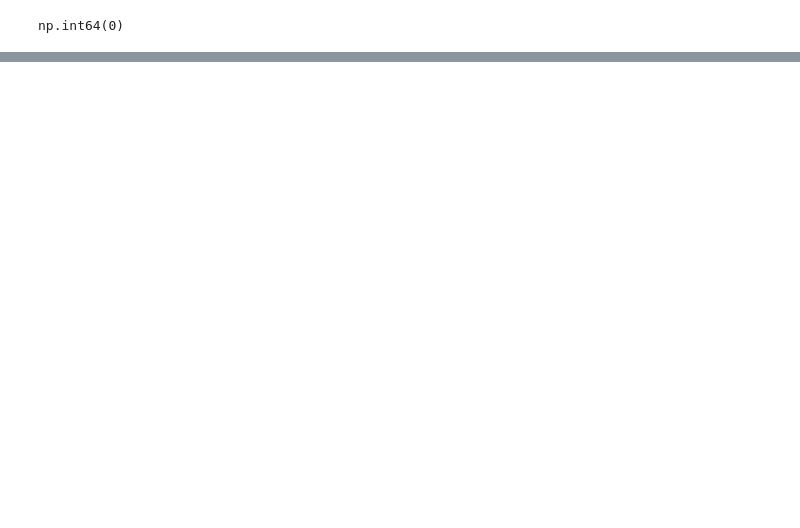
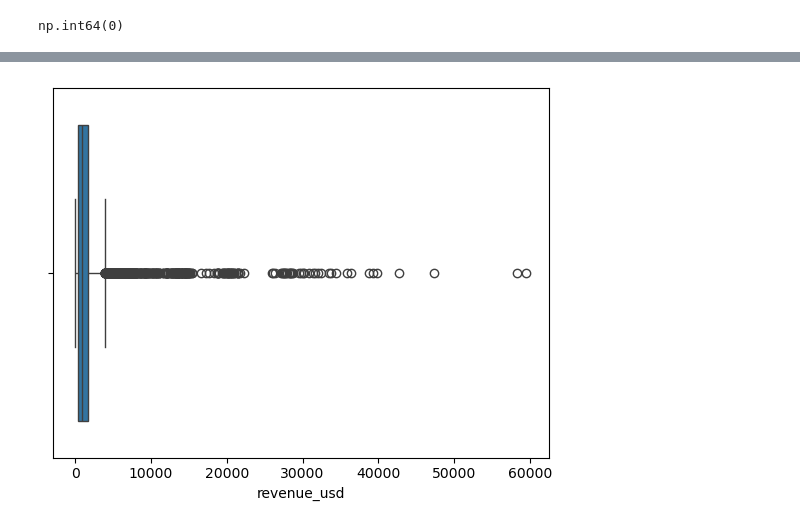
Before and after one commit to Toriq29/Apple-Global-Product-Sales-Dataset-Analysis, a Jupyter notebook: notebook/analyst.ipynb, the cells around one changed output, grey strips where cells are left out. Cells and saved outputs as stored; diff of their text form; code cells hidden in the pictures; blank space fills up the shorter version.

```diff
--- a/notebook/analyst.ipynb
+++ b/notebook/analyst.ipynb
@@ -139,0 +127,8 @@ correlation_matrix
+# %%
+import seaborn as sns
+import matplotlib.pyplot as plt
+
+sns.boxplot(x=df['revenue_usd'])
+plt.show()
+# %% [output]
+[figure, added]
```
Also changed, not shown: parts of 22 cells of this notebook.
